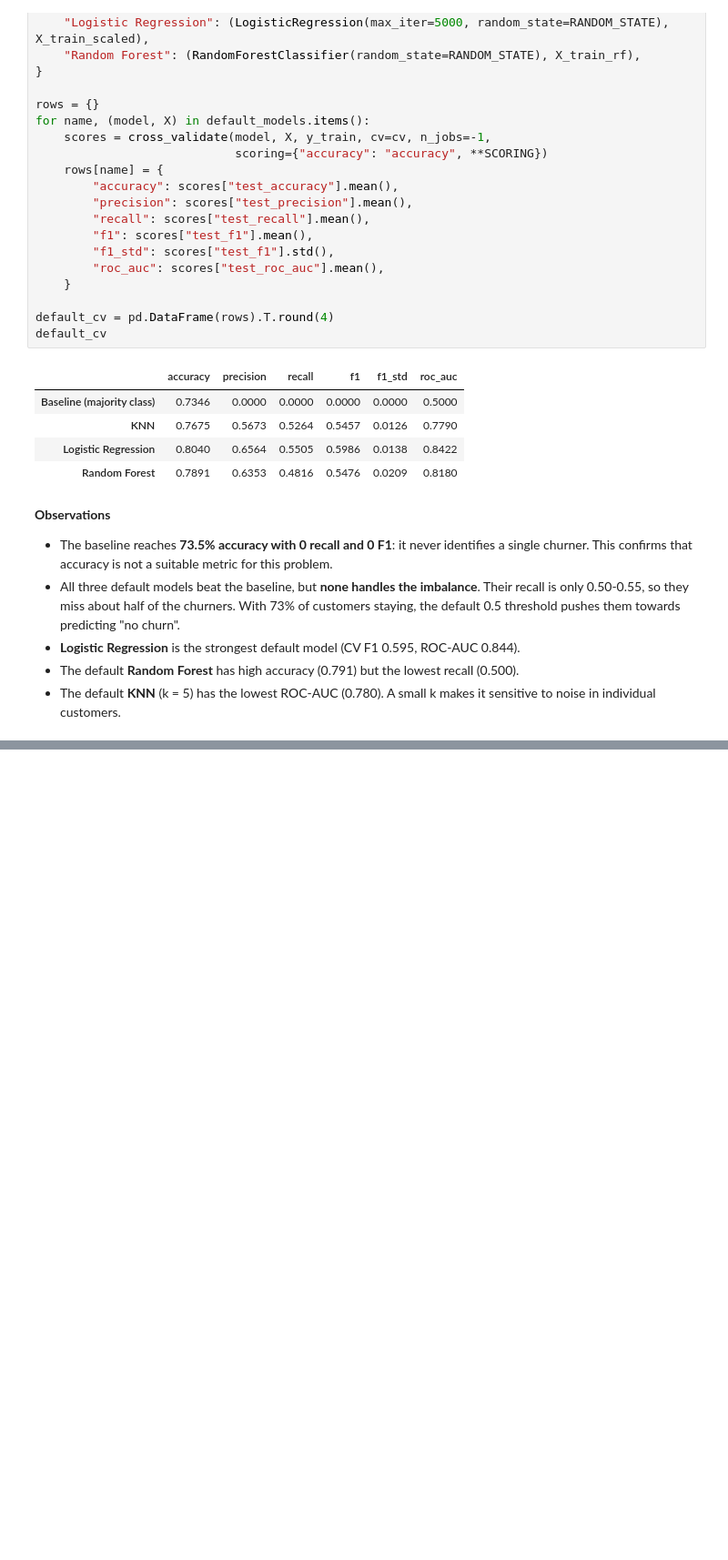
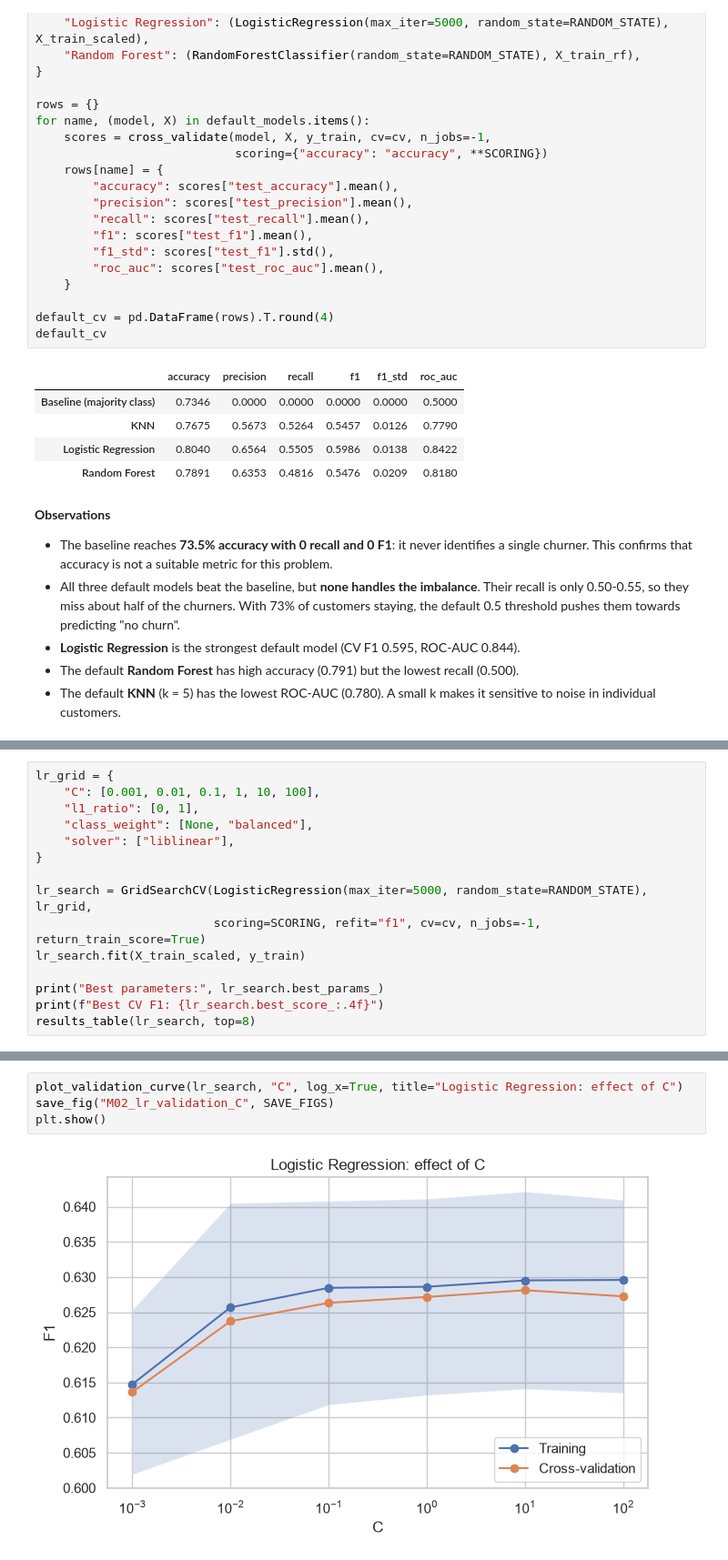
Before and after one commit to Ranuth-Nanvidu/CM2604-Machine-Learning-CW, a Jupyter notebook: notebooks/03_modelling.ipynb, the cells around one changed output, grey strips where cells are left out. Shown at 91% size. Cells and saved outputs as stored; diff of their text form; blank space fills up the shorter version.

```diff
--- a/notebooks/03_modelling.ipynb
+++ b/notebooks/03_modelling.ipynb
@@ -140,0 +204,15 @@ default_cv
+# %%
+lr_grid = {
+    "C": [0.001, 0.01, 0.1, 1, 10, 100],
+    "l1_ratio": [0, 1],
+    "class_weight": [None, "balanced"],
+    "solver": ["liblinear"],
+}
+
+lr_search = GridSearchCV(LogisticRegression(max_iter=5000, random_state=RANDOM_STATE), lr_grid,
+                         scoring=SCORING, refit="f1", cv=cv, n_jobs=-1, return_train_score=True)
+lr_search.fit(X_train_scaled, y_train)
+
+print("Best parameters:", lr_search.best_params_)
+print(f"Best CV F1: {lr_search.best_score_:.4f}")
+results_table(lr_search, top=8)
@@ -140,0 +231,6 @@ default_cv
+# %%
+plot_validation_curve(lr_search, "C", log_x=True, title="Logistic Regression: effect of C")
+save_fig("M02_lr_validation_C", SAVE_FIGS)
+plt.show()
+# %% [output]
+[figure, added]
```
Also changed, not shown: parts of 29 cells of this notebook, 9 other files.
